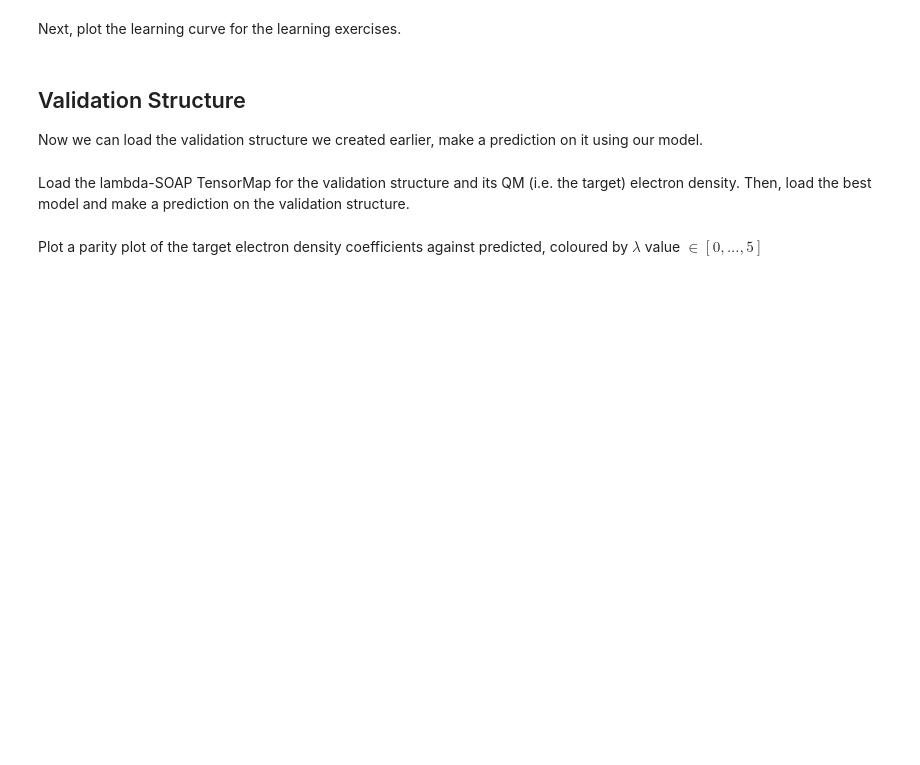
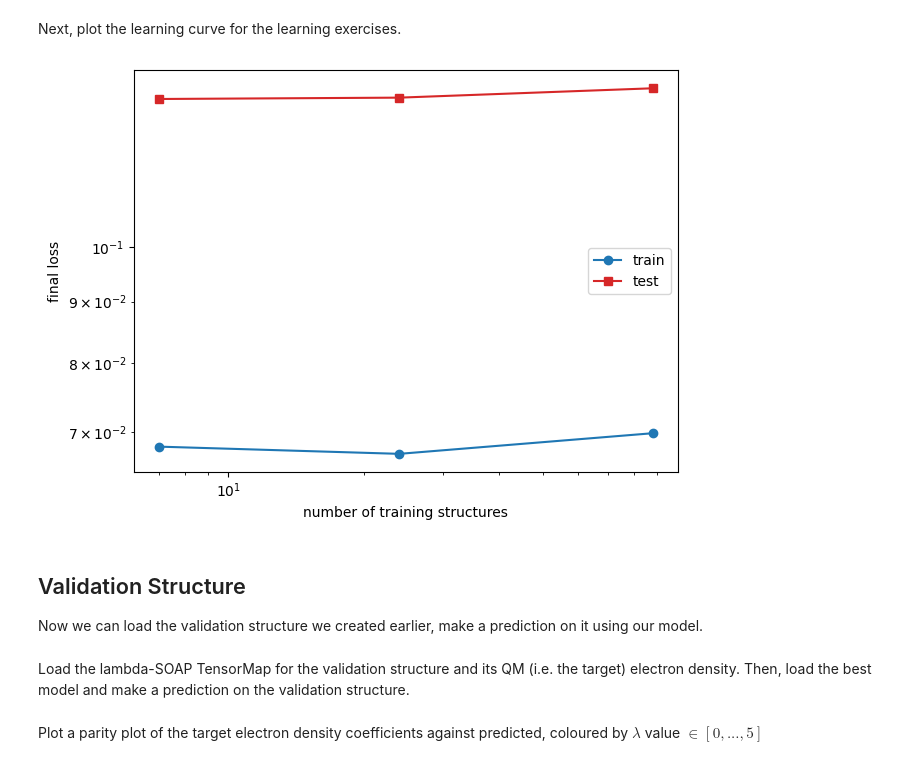
Before and after one commit to m-stack-org/rho_learn, a Jupyter notebook: docs/example/azoswitch/3_analysis.ipynb, the cells around one changed output. Saved outputs shown, nothing was run; the diff lists cells and outputs as text; code cells hidden in the pictures; blank space fills up the shorter version.

```diff
--- a/docs/example/azoswitch/3_analysis.ipynb
+++ b/docs/example/azoswitch/3_analysis.ipynb
@@ -27,11 +28,6 @@ from rholearn.plots import loss_vs_epoch, learning_curve, save_fig_mpltex
 # %%
-# Define paths to the various important directories
-root_dir = os.path.join(RHOLEARN_DIR, "docs/example/azoswitch")
-data_dir = os.path.join(root_dir, "data", "partitions")
-run_dir = os.path.join(root_dir, "simulations", "01_linear")
-
 # Create directory to save plots and visualizations
-plot_dir = os.path.join(run_dir, "plots")
+plot_dir = os.path.join(ML_SETTINGS["run_dir"], "plots")
 rholearn.io.check_or_create_dir(plot_dir)
 # %% [markdown]
 ## Training Analysis
@@ -68,19 +63,21 @@ Next, plot the learning curve for the learning exercises.
 # %%
 # Log-log learning curve plot of loss vs training set size
 point = "final"  # take the final epoch loss, as opposed to "best" (i.e. lowest)
-fig, ax = learning_curve(
+fig, ax = plots.learning_curve(
     [mean_train, mean_test],
-    np.load(os.path.join(data_dir, "subset_sizes_train.npy")),
+    np.load(os.path.join(DATA_SETTINGS["data_dir"], "subset_sizes_train.npy")),
     point=point,
 )
 
 # Format
 fig.tight_layout()
 ax.set_ylabel(point + r" loss")
 ax.legend(labels=["train", "test"])
 
 # Save
-save_fig_mpltex(fig, os.path.join(plot_dir, "learning_curve"))
+plots.save_fig_mpltex(fig, os.path.join(plot_dir, "learning_curve"))
+# %% [output]
+[figure, added]
 # %% [markdown]
 ## Validation Structure
 
```
Also changed, not shown: parts of 13 cells of this notebook, 1 other file.
